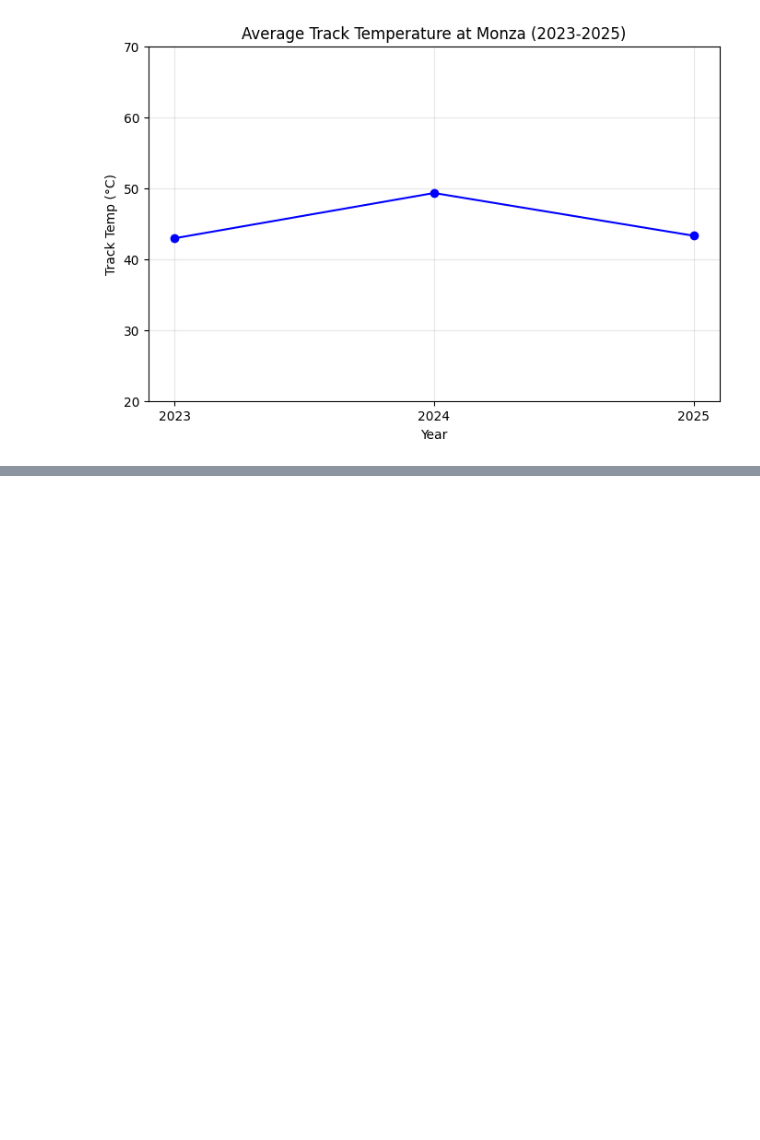
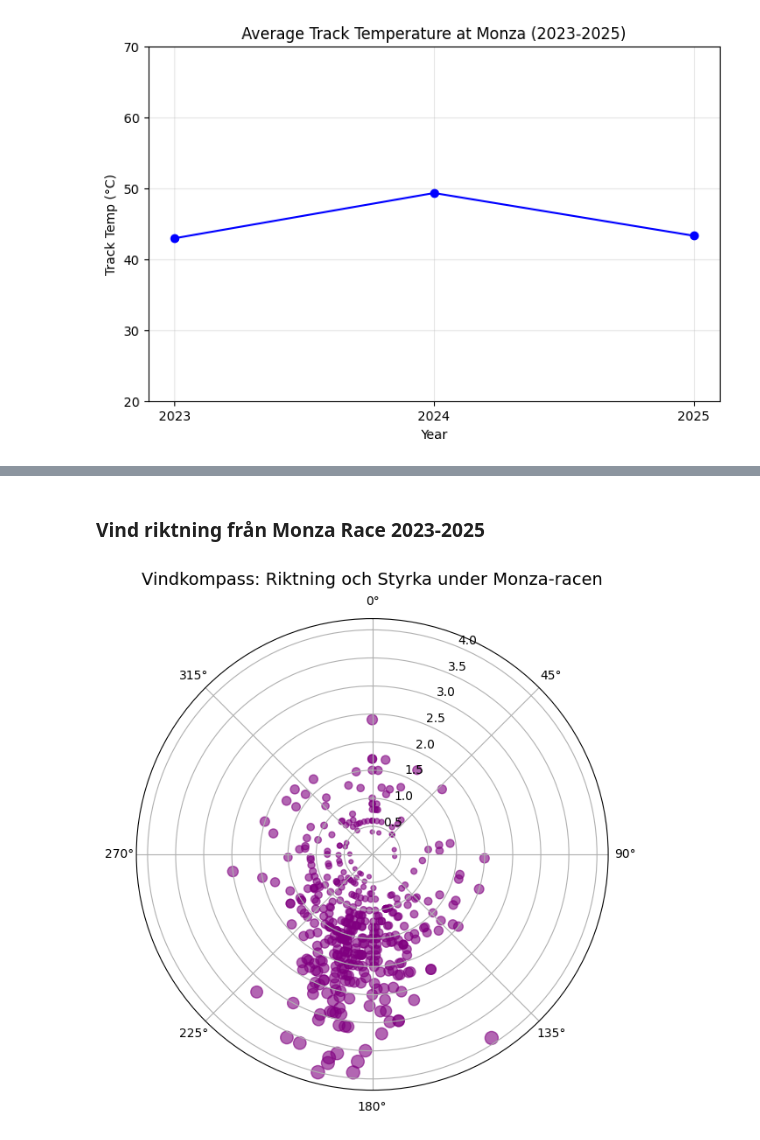
Before and after one commit to Skoga02/f1_data_visualization, a Jupyter notebook: eda_notebooks/weather_eda.ipynb, the cells around one changed output, grey strips where cells are left out. Drawn from its saved outputs; the diff is of its cells as text; code cells hidden in the pictures; blank space fills up the shorter version.

Commit message:
added scatter eda of wind direction, and avg rainfall in monza. Saved general df  as csv file aswell as 2 edas to csv

```diff
--- a/eda_notebooks/weather_eda.ipynb
+++ b/eda_notebooks/weather_eda.ipynb
@@ -59,0 +88,24 @@ plt.show()
+# %% [markdown]
+### Vind riktning från Monza Race 2023-2025
+# %%
+
+race_wind_monza = weather_df[(weather_df['session_name'] == 'Race')]
+
+#https://matplotlib.org/stable/gallery/pie_and_polar_charts/polar_demo.html
+angles_rad = np.radians(race_wind_monza['wind_direction'])
+
+# bygga en rund graf, "polar"
+fig, ax = plt.subplots(figsize=(7, 7), subplot_kw={'projection': 'polar'})
+
+# Sätt norr (0 grader) högst upp och vinklarna går medurs
+ax.set_theta_zero_location("N")
+ax.set_theta_direction(-1)
+
+# Scatter värden: Ju starkare wind_speed desto större prickar
+scatter = ax.scatter(angles_rad, race_wind_monza['wind_speed'], alpha=0.6, color='purple', s=race_wind_monza['wind_speed']*30)
+
+ax.set_title('Vindkompass: Riktning och Styrka under Monza-racen', va='bottom', fontsize=14)
+
+plt.show()
+# %% [output]
+[figure, added]
```
Also changed, not shown: parts of 4 cells of this notebook.
